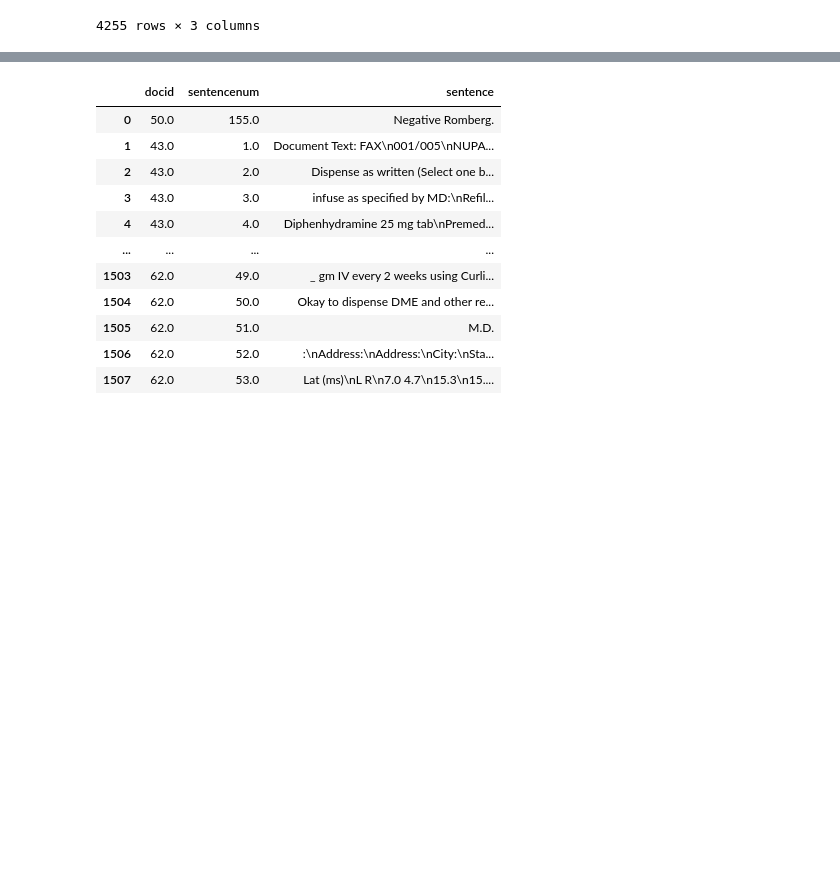
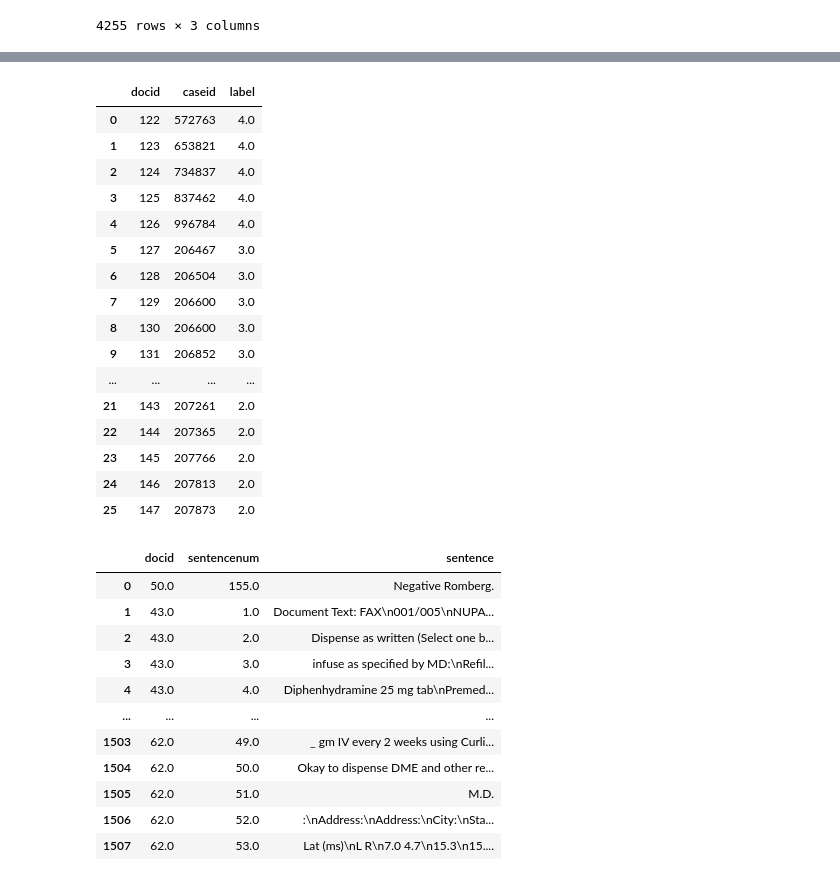
Before and after one commit to kerryqliu/stats170, a Jupyter notebook: sentencelabeling43to62.ipynb, the cells around one changed output, grey strips where cells are left out. Drawn from its saved outputs; the diff is of its cells as text; code cells hidden in the pictures; blank space fills up the shorter version.

```diff
--- a/sentencelabeling43to62.ipynb
+++ b/sentencelabeling43to62.ipynb
@@ -47,3 +65,25 @@ labels_df
+# %%
+doc_labels = "SELECT * from documentLabels where label != 1.0 and docid > 121"
+doc_labels_df = pd.read_sql_query(doc_labels, con=engine)
+doc_labels_df
+# %% [output]
+|  | docid | caseid | label |
+| 0 | 122 | 572763 | 4.0 |
+| 1 | 123 | 653821 | 4.0 |
+| 2 | 124 | 734837 | 4.0 |
+| 3 | 125 | 837462 | 4.0 |
+| 4 | 126 | 996784 | 4.0 |
+| 5 | 127 | 206467 | 3.0 |
+| 6 | 128 | 206504 | 3.0 |
+| 7 | 129 | 206600 | 3.0 |
+| 8 | 130 | 206600 | 3.0 |
+| 9 | 131 | 206852 | 3.0 |
+| ... | ... | ... | ... |
+| 21 | 143 | 207261 | 2.0 |
+| 22 | 144 | 207365 | 2.0 |
+| 23 | 145 | 207766 | 2.0 |
+| 24 | 146 | 207813 | 2.0 |
+| 25 | 147 | 207873 | 2.0 |
 # %%
 query = "SELECT * from docSentences where docid > 42 and docid <= 62;"
 docs = pd.read_sql_query(query, con=engine)
```
Also changed, not shown: parts of 2 cells of this notebook.
